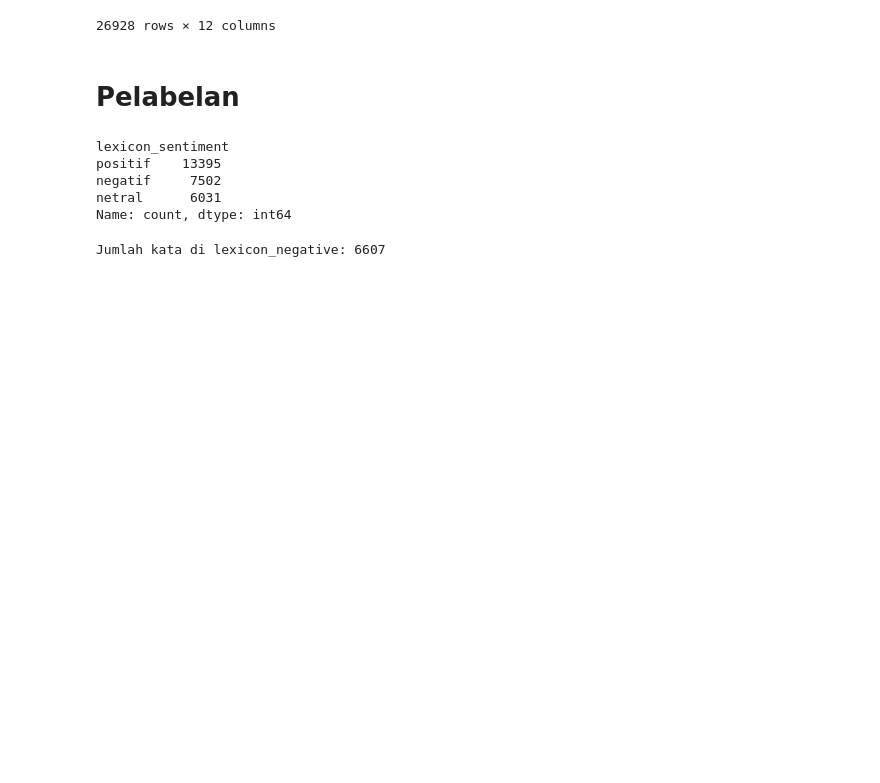
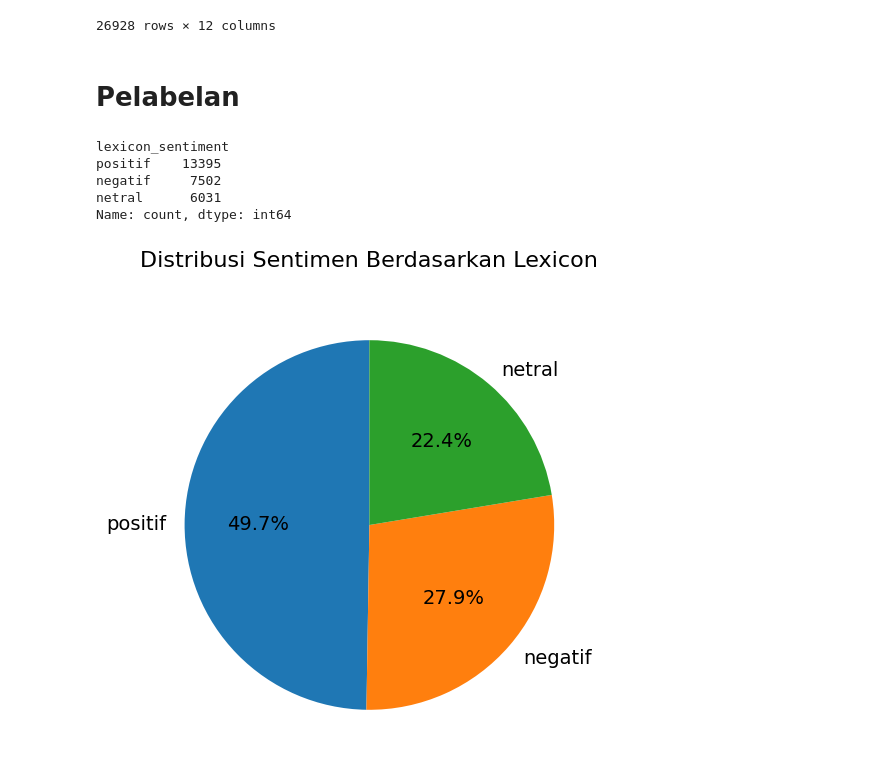
Before and after one commit to MuhDila/Submisssion_Proyek_Analisis_Sentimen, a Jupyter notebook: sentiment_analysis_model.ipynb, the cells around one changed output. Saved outputs shown, nothing was run; the diff lists cells and outputs as text; code cells hidden in the pictures; blank space fills up the shorter version.

```diff
--- a/sentiment_analysis_model.ipynb
+++ b/sentiment_analysis_model.ipynb
@@ -224,6 +229,15 @@ negatif     7502
 netral      6031
 Name: count, dtype: int64
 # %%
-print(f"Jumlah kata di lexicon_negative: {len(lexicon_negative)}")
+# Hitung jumlah tiap label
+sentiment_counts = clean_df['lexicon_sentiment'].value_counts()
+labels = sentiment_counts.index
+sizes = sentiment_counts.values
+
+# Bikin pie chart
+fig, ax = plt.subplots(figsize=(6, 6))
+ax.pie(sizes, labels=labels, autopct='%1.1f%%', textprops={'fontsize': 14}, startangle=90)
+ax.set_title('Distribusi Sentimen Berdasarkan Lexicon', fontsize=16, pad=20)
+plt.show()
 # %% [output]
-Jumlah kata di lexicon_negative: 6607
+[figure, added]
```
Also changed, not shown: parts of 8 cells of this notebook.
